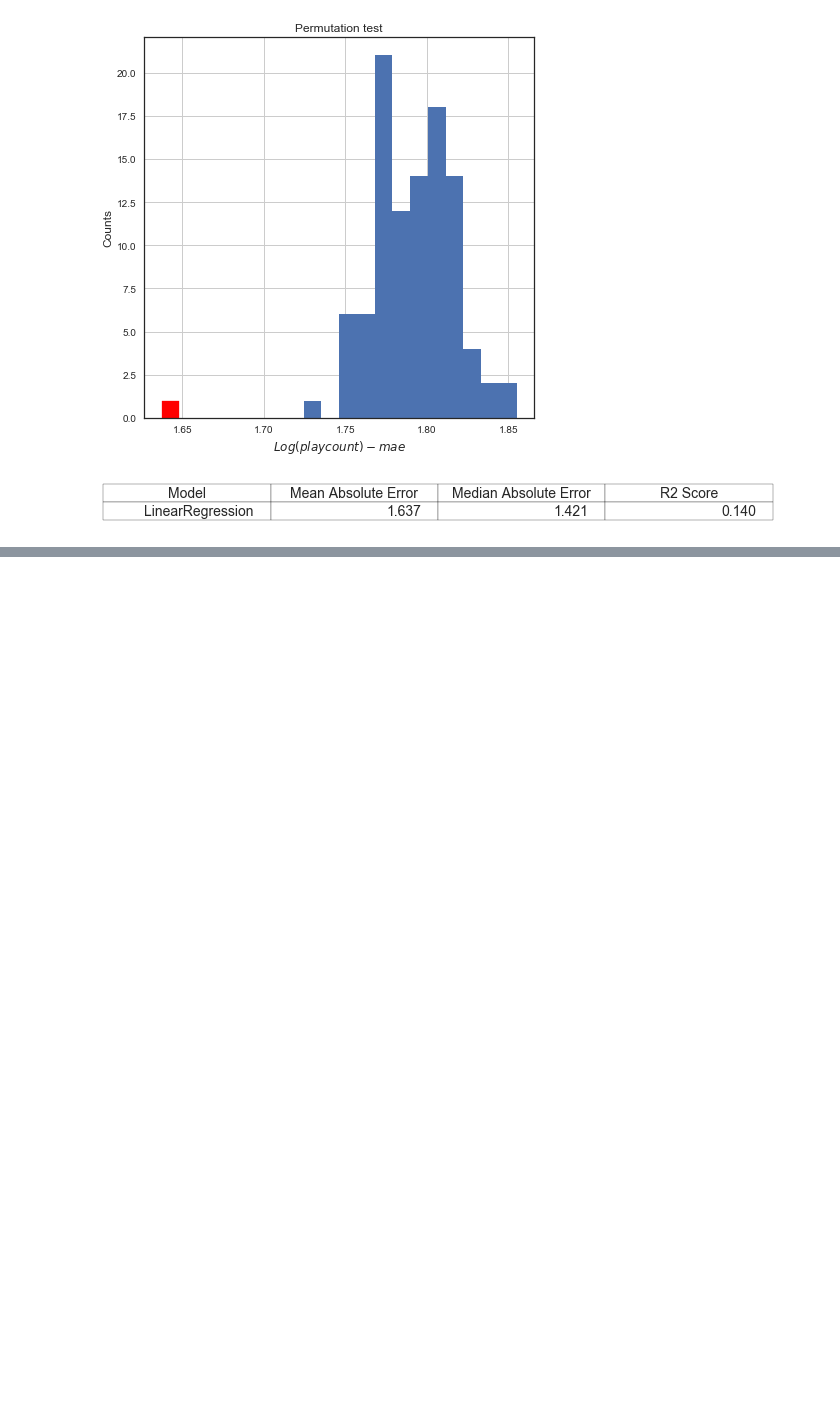
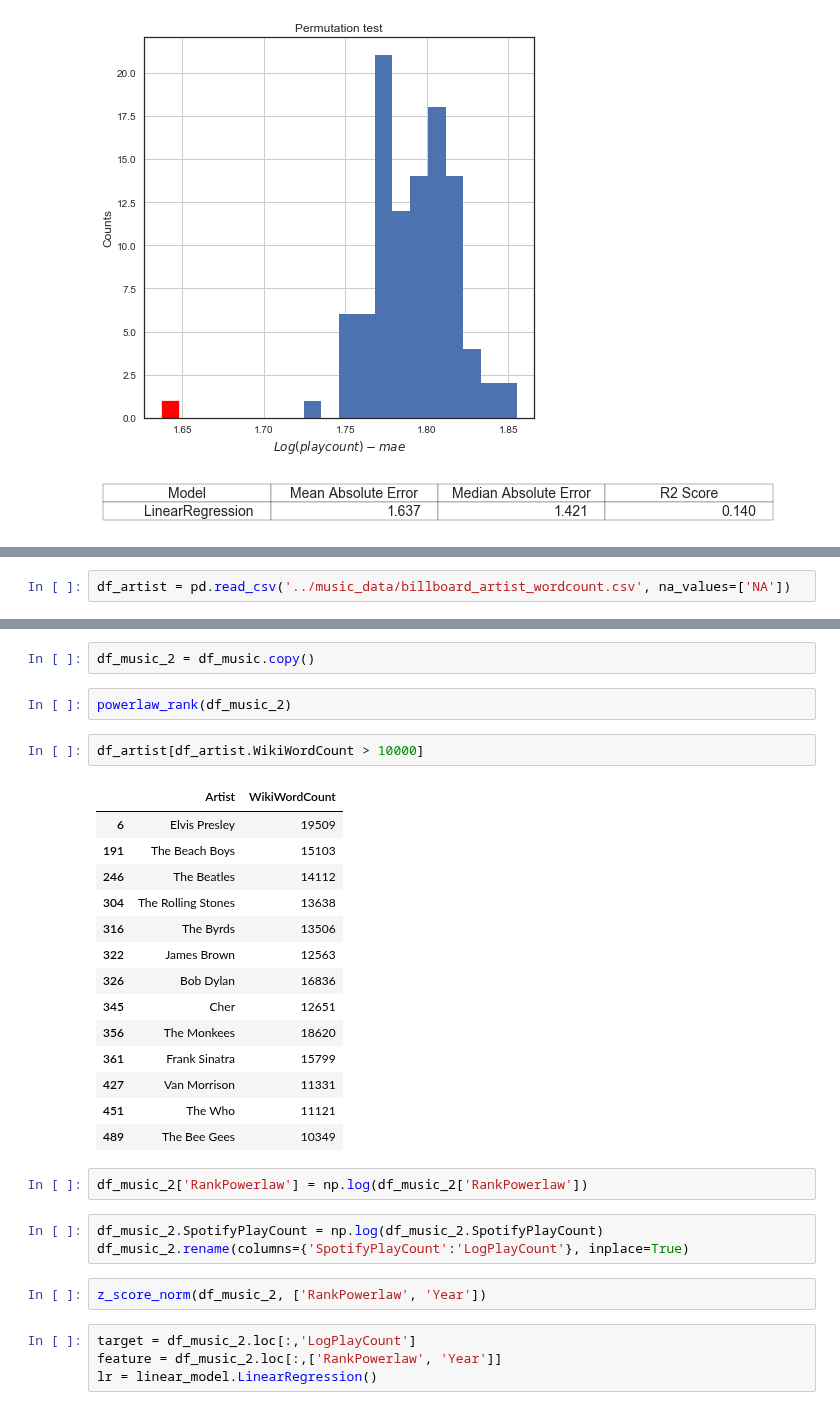
Before and after one commit to caitaozhan/CSE519-Homework-Project, a Jupyter notebook: TheProject/src/music-Caitao.ipynb, the cells around one changed output, grey strips where cells are left out. Saved outputs shown, nothing was run; the diff lists cells and outputs as text; blank space fills up the shorter version.

Commit message:
Add data set.

```diff
--- a/TheProject/src/music-Caitao.ipynb
+++ b/TheProject/src/music-Caitao.ipynb
@@ -435,0 +436,2 @@ This is the plots/reports of LinearRegression
+# %%
+df_artist = pd.read_csv('../music_data/billboard_artist_wordcount.csv', na_values=['NA'])
@@ -435,0 +475,32 @@ This is the plots/reports of LinearRegression
+# %%
+df_music_2 = df_music.copy()
+# %%
+powerlaw_rank(df_music_2)
+# %%
+df_artist[df_artist.WikiWordCount > 10000]
+# %% [output]
+|  | Artist | WikiWordCount |
+| 6 | Elvis Presley | 19509 |
+| 191 | The Beach Boys | 15103 |
+| 246 | The Beatles | 14112 |
+| 304 | The Rolling Stones | 13638 |
+| 316 | The Byrds | 13506 |
+| 322 | James Brown | 12563 |
+| 326 | Bob Dylan | 16836 |
+| 345 | Cher | 12651 |
+| 356 | The Monkees | 18620 |
+| 361 | Frank Sinatra | 15799 |
+| 427 | Van Morrison | 11331 |
+| 451 | The Who | 11121 |
+| 489 | The Bee Gees | 10349 |
+# %%
+df_music_2['RankPowerlaw'] = np.log(df_music_2['RankPowerlaw'])
+# %%
+df_music_2.SpotifyPlayCount = np.log(df_music_2.SpotifyPlayCount)
+df_music_2.rename(columns={'SpotifyPlayCount':'LogPlayCount'}, inplace=True)
+# %%
+z_score_norm(df_music_2, ['RankPowerlaw', 'Year'])
+# %%
+target = df_music_2.loc[:,'LogPlayCount']
+feature = df_music_2.loc[:,['RankPowerlaw', 'Year']]
+lr = linear_model.LinearRegression()
```
Also changed, not shown: parts of 14 cells of this notebook, 6 other files.
